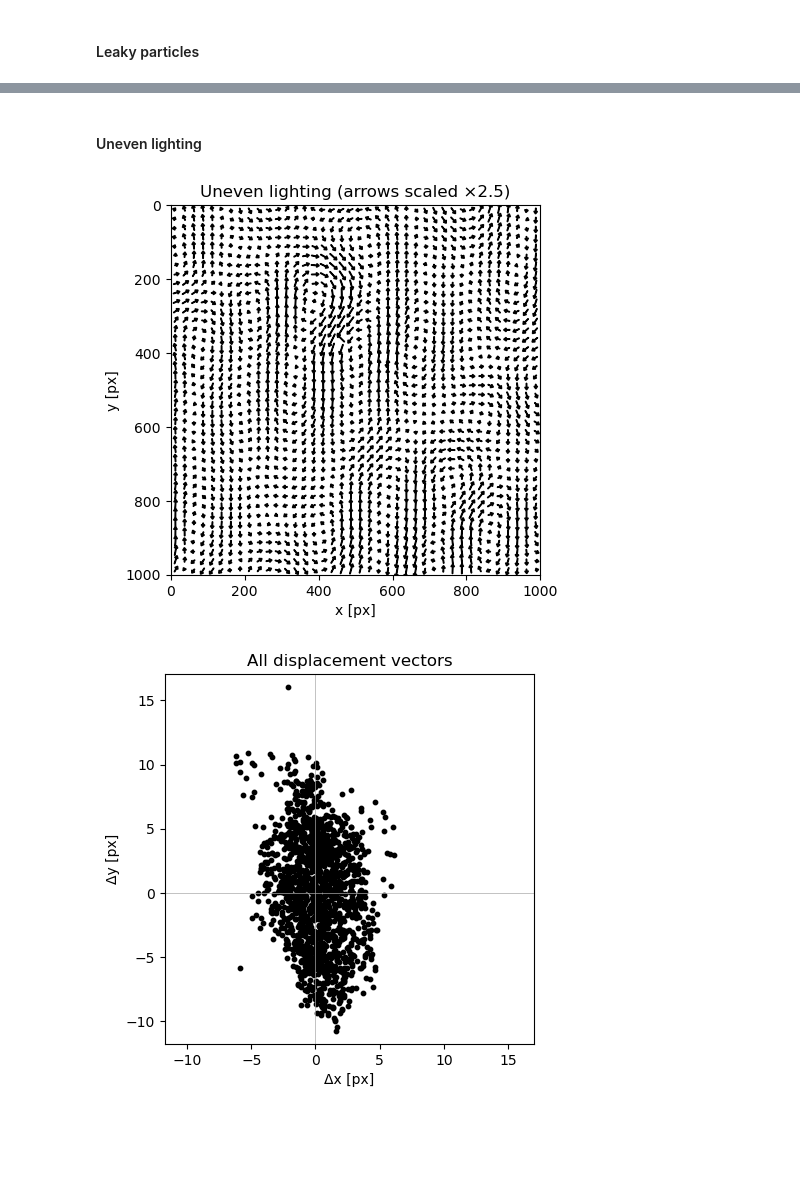
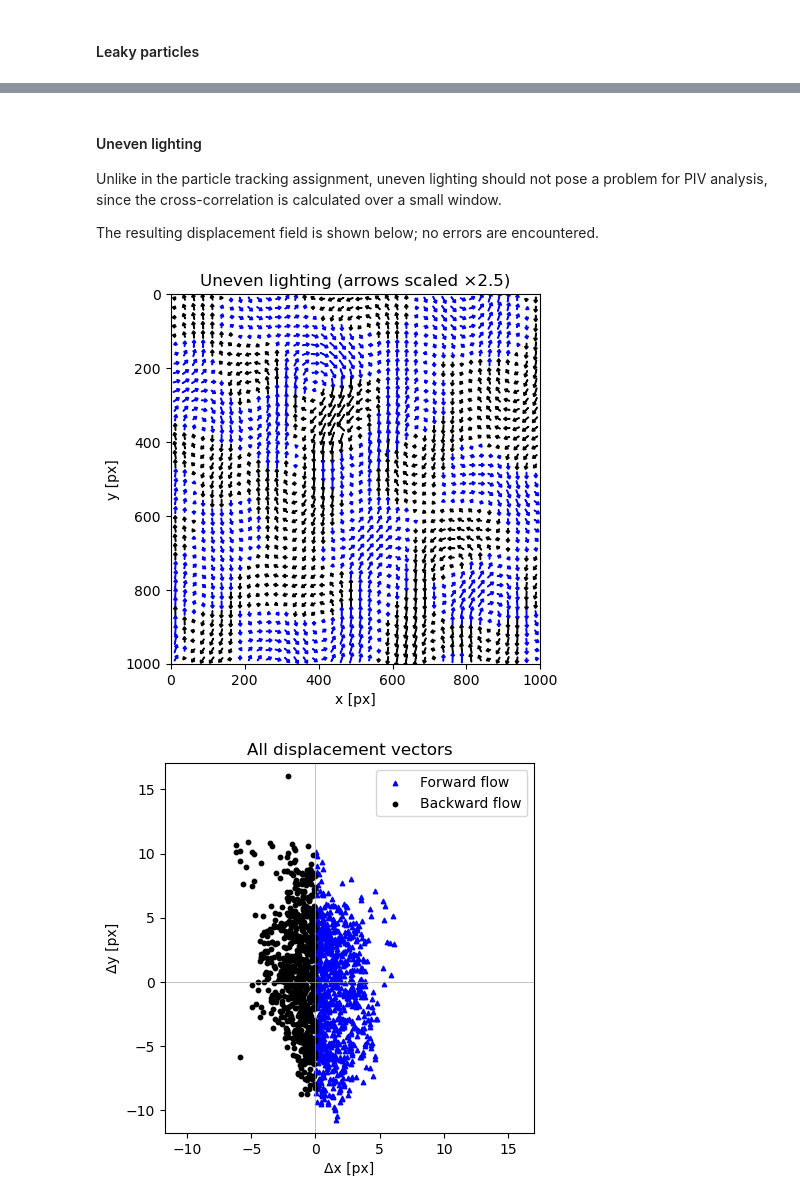
Before and after one commit to TFLVerouden/ETPoF, a Jupyter notebook: HW4/ETPoF_HW4.ipynb, the cells around one changed output, grey strips where cells are left out. Drawn from its saved outputs; the diff is of its cells as text; code cells hidden in the pictures; blank space fills up the shorter version.

Commit message:
Assignment b3 finished, b4 almost

```diff
--- a/HW4/ETPoF_HW4.ipynb
+++ b/HW4/ETPoF_HW4.ipynb
@@ -312,13 +361,18 @@ plt.show()
 # %% [markdown]
 #### Uneven lighting
+Unlike in the particle tracking assignment, uneven lighting should not pose a problem for PIV analysis, since the cross-correlation is calculated over a small window.
+
+The resulting displacement field is shown below; no errors are encountered.
 # %%
 images_sets, set_names = piv.read_image_sets('PIVimages/Suboptimal/', 'UnevenLighting', grouping_ab=True)
 
 plot_params = {'arrow_scale':            2.5,
                'plot_windows':           False,
-               'title':                  'Uneven lighting'}
+               'title':                  'Uneven lighting',
+               'highlight_angle_range':  [0, np.pi],
+               'legend':                 ['Forward flow', 'Backward flow']}
 
 displacements, coordinates = piv.simple_piv(images_sets[0], 25, plot=True, plt_flow_params=plot_params, plt_disp_params=plot_params)
 # %% [output]
-[figure, old version]
+[figure, new version]
-[figure, old version]
+[figure, new version]
```
Also changed, not shown: parts of 22 cells of this notebook.
